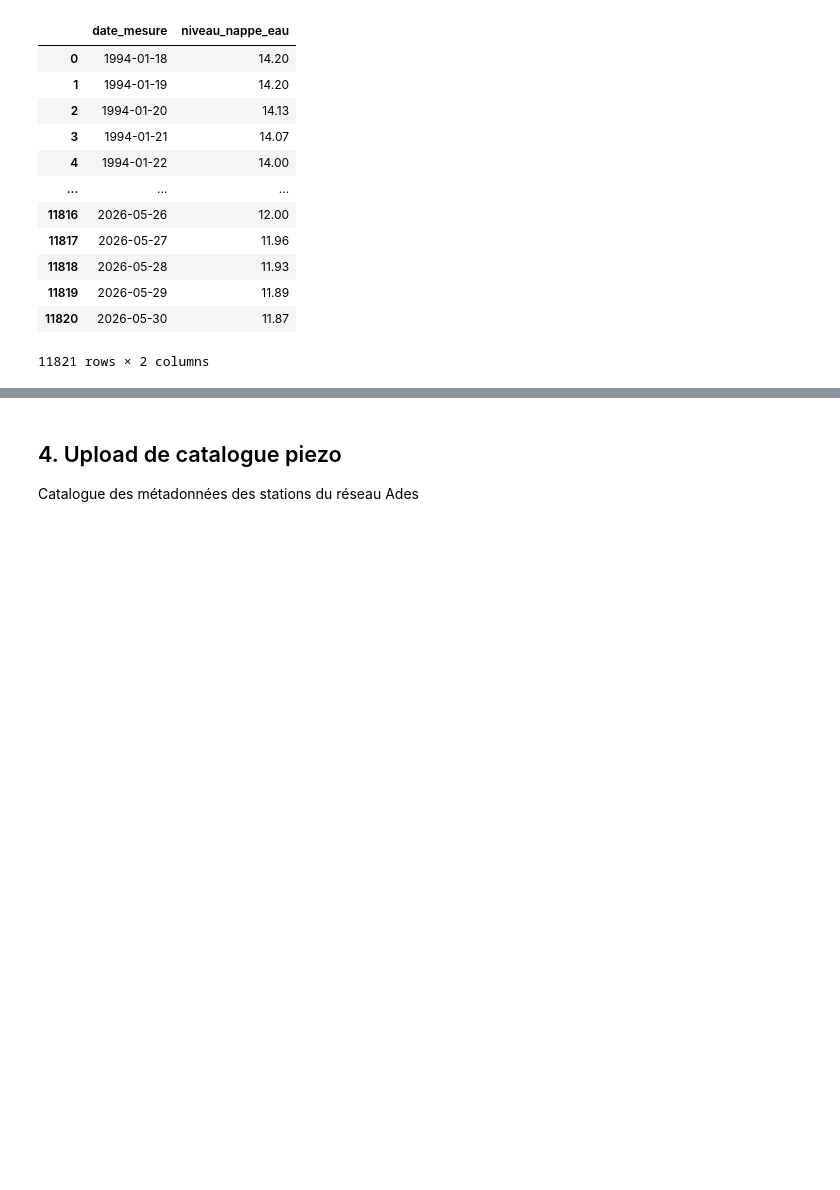
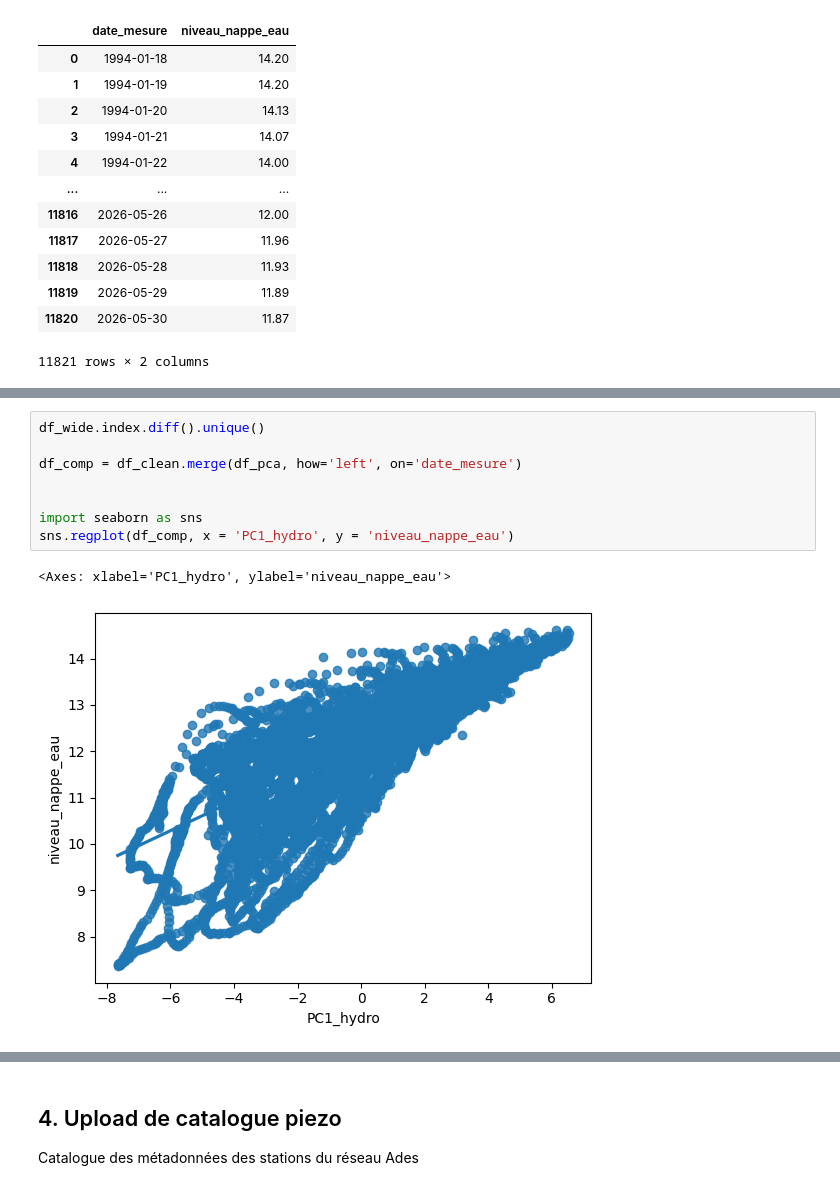
Before and after one commit to charourou/Projet_Hydrosense, a Jupyter notebook: notebooks/voisins_piezo.ipynb, the cells around one changed output, grey strips where cells are left out. Drawn from its saved outputs; the diff is of its cells as text; blank space fills up the shorter version.

```diff
--- a/notebooks/voisins_piezo.ipynb
+++ b/notebooks/voisins_piezo.ipynb
@@ -196,0 +246,11 @@ df.head()
+# %%
+df_wide.index.diff().unique()
+
+df_comp = df_clean.merge(df_pca, how='left', on='date_mesure')
+
+
+import seaborn as sns
+sns.regplot(df_comp, x = 'PC1_hydro', y = 'niveau_nappe_eau')
+# %% [output]
+<Axes: xlabel='PC1_hydro', ylabel='niveau_nappe_eau'>
+[figure, added]
```
Also changed, not shown: parts of 16 cells of this notebook, 1 other file.
